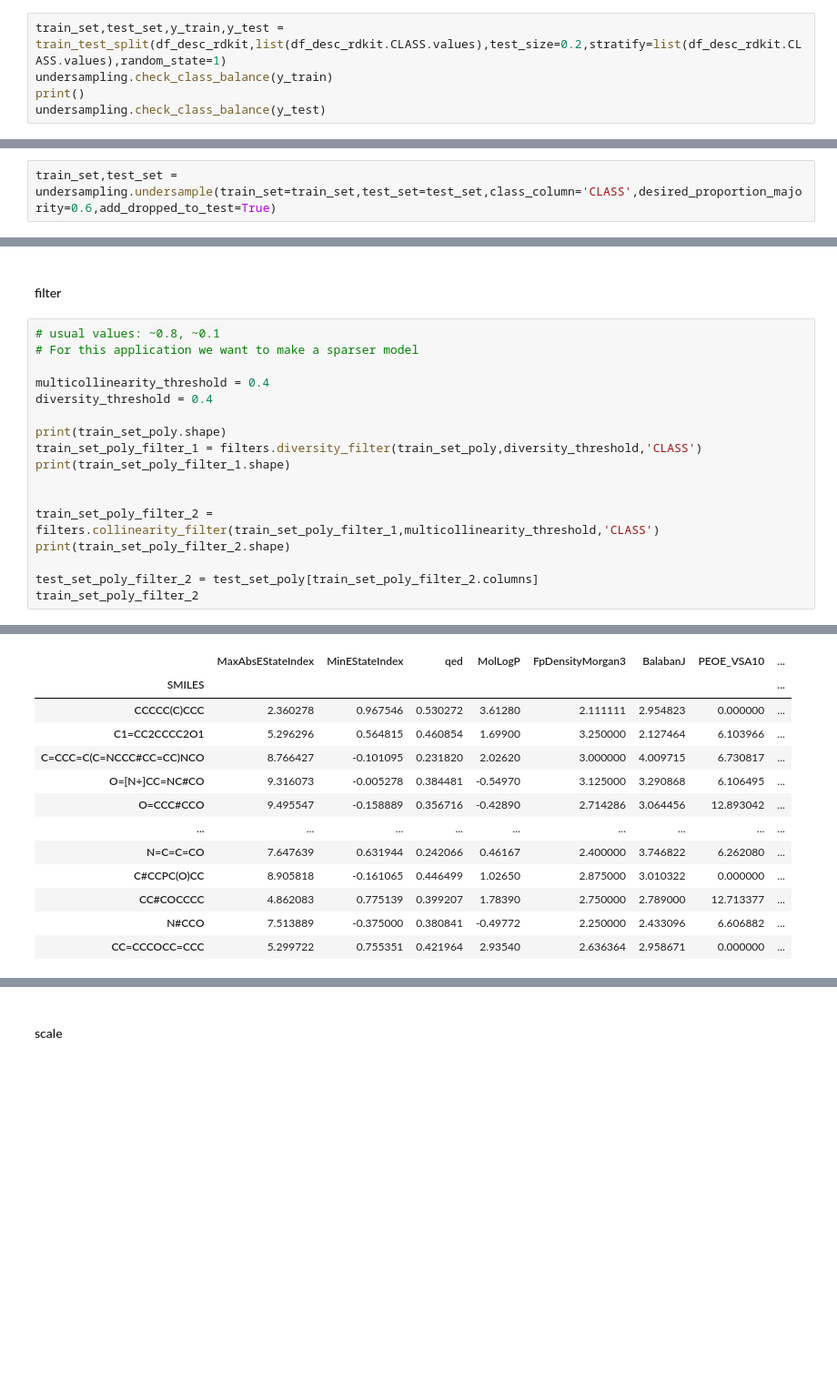
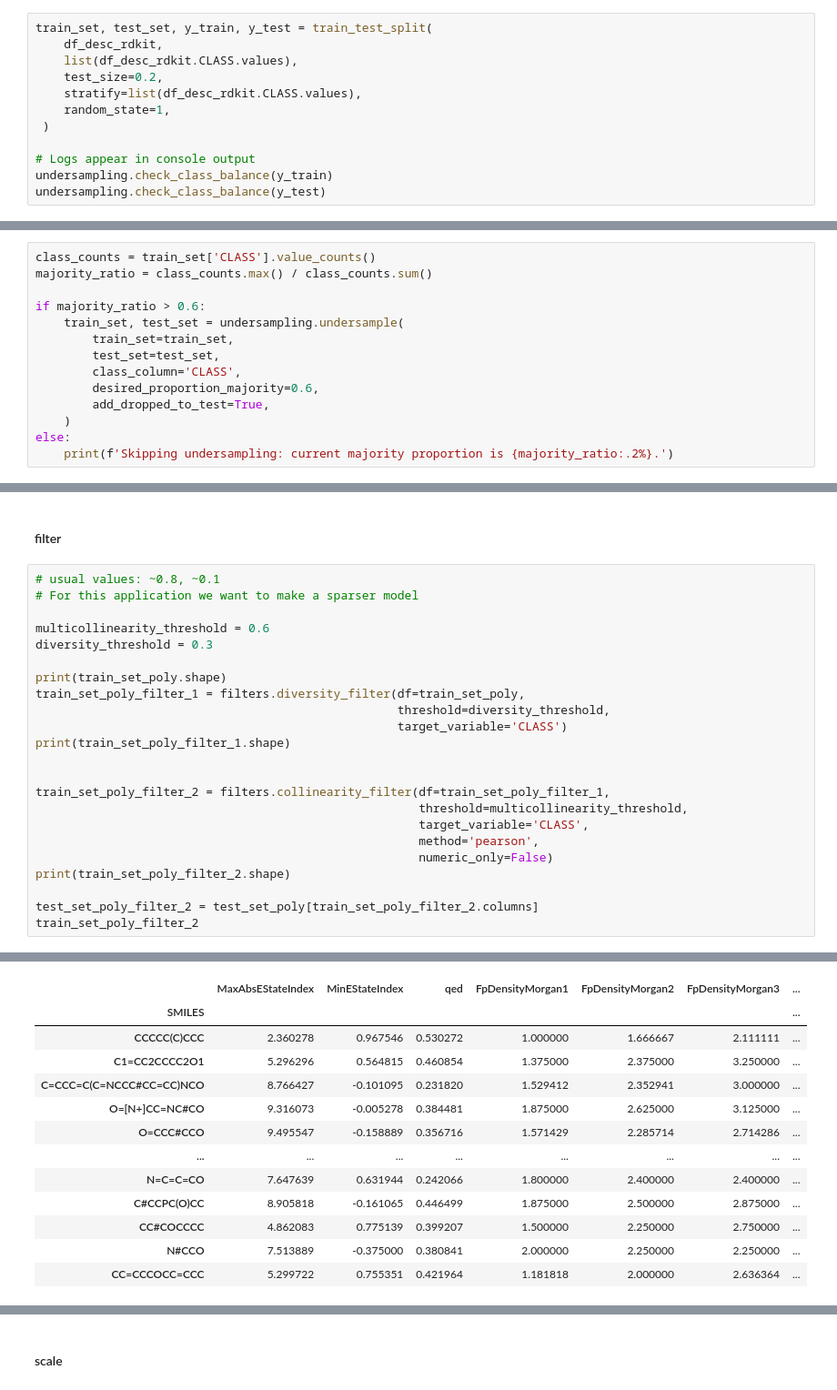
Before and after one commit to seacunilever/mlchem, a Jupyter notebook: examples/7 - Model Building/model_building.ipynb, the cells around one changed output, grey strips where cells are left out. Shown at 91% size. Drawn from its saved outputs; the diff is of its cells as text; blank space fills up the shorter version.

```diff
--- a/examples/7 - Model Building/model_building.ipynb
+++ b/examples/7 - Model Building/model_building.ipynb
@@ -50,8 +39,15 @@ df_desc_rdkit.head()
 # %% [markdown]
 ## Preprocess data and take care of class imbalance
 # %%
-train_set,test_set,y_train,y_test = train_test_split(df_desc_rdkit,list(df_desc_rdkit.CLASS.values),test_size=0.2,stratify=list(df_desc_rdkit.CLASS.values),random_state=1)
+train_set, test_set, y_train, y_test = train_test_split(
+    df_desc_rdkit,
+    list(df_desc_rdkit.CLASS.values),
+    test_size=0.2,
+    stratify=list(df_desc_rdkit.CLASS.values),
+    random_state=1,
+ )
+
+# Logs appear in console output
 undersampling.check_class_balance(y_train)
-print()
 undersampling.check_class_balance(y_test)
 # %% [output]
@@ -69,5 +56,17 @@ CLASS BALANCE
 # %% [markdown]
 #### Take care of imbalance if more extreme than 60/40
 # %%
-train_set,test_set = undersampling.undersample(train_set=train_set,test_set=test_set,class_column='CLASS',desired_proportion_majority=0.6,add_dropped_to_test=True)
+class_counts = train_set['CLASS'].value_counts()
+majority_ratio = class_counts.max() / class_counts.sum()
+
+if majority_ratio > 0.6:
+    train_set, test_set = undersampling.undersample(
+        train_set=train_set,
+        test_set=test_set,
+        class_column='CLASS',
+        desired_proportion_majority=0.6,
+        add_dropped_to_test=True,
+    )
+else:
+    print(f'Skipping undersampling: current majority proportion is {majority_ratio:.2%}.')
 # %% [output]
@@ -130,15 +105,21 @@ train_set_poly
 # usual values: ~0.8, ~0.1
 # For this application we want to make a sparser model
 
-multicollinearity_threshold = 0.4
-diversity_threshold = 0.4
+multicollinearity_threshold = 0.6
+diversity_threshold = 0.3
 
 print(train_set_poly.shape)
-train_set_poly_filter_1 = filters.diversity_filter(train_set_poly,diversity_threshold,'CLASS')
+train_set_poly_filter_1 = filters.diversity_filter(df=train_set_poly,
+                                                   threshold=diversity_threshold,
+                                                   target_variable='CLASS')
 print(train_set_poly_filter_1.shape)
 
 
-train_set_poly_filter_2 = filters.collinearity_filter(train_set_poly_filter_1,multicollinearity_threshold,'CLASS')
+train_set_poly_filter_2 = filters.collinearity_filter(df=train_set_poly_filter_1,
+                                                      threshold=multicollinearity_threshold,
+                                                      target_variable='CLASS',
+                                                      method='pearson',
+                                                      numeric_only=False)
 print(train_set_poly_filter_2.shape)
 
 test_set_poly_filter_2 = test_set_poly[train_set_poly_filter_2.columns]
@@ -150,13 +131,13 @@ train_set_poly_filter_2
-|  | MaxAbsEStateIndex | MinEStateIndex | qed | MolLogP | FpDensityMorgan3 | BalabanJ | PEOE_VSA10 | ... |
-| SMILES |  |  |  |  |  |  |  | ... |
-| CCCCC(C)CCC | 2.360278 | 0.967546 | 0.530272 | 3.61280 | 2.111111 | 2.954823 | 0.000000 | ... |
-| C1=CC2CCCC2O1 | 5.296296 | 0.564815 | 0.460854 | 1.69900 | 3.250000 | 2.127464 | 6.103966 | ... |
-| C=CCC=C(C=NCCC#CC=CC)NCO | 8.766427 | -0.101095 | 0.231820 | 2.02620 | 3.000000 | 4.009715 | 6.730817 | ... |
-| O=[N+]CC=NC#CO | 9.316073 | -0.005278 | 0.384481 | -0.54970 | 3.125000 | 3.290868 | 6.106495 | ... |
-| O=CCC#CCO | 9.495547 | -0.158889 | 0.356716 | -0.42890 | 2.714286 | 3.064456 | 12.893042 | ... |
-| ... | ... | ... | ... | ... | ... | ... | ... | ... |
-| N=C=C=CO | 7.647639 | 0.631944 | 0.242066 | 0.46167 | 2.400000 | 3.746822 | 6.262080 | ... |
-| C#CCPC(O)CC | 8.905818 | -0.161065 | 0.446499 | 1.02650 | 2.875000 | 3.010322 | 0.000000 | ... |
-| CC#COCCCC | 4.862083 | 0.775139 | 0.399207 | 1.78390 | 2.750000 | 2.789000 | 12.713377 | ... |
-| N#CCO | 7.513889 | -0.375000 | 0.380841 | -0.49772 | 2.250000 | 2.433096 | 6.606882 | ... |
-| CC=CCCOCC=CCC | 5.299722 | 0.755351 | 0.421964 | 2.93540 | 2.636364 | 2.958671 | 0.000000 | ... |
+|  | MaxAbsEStateIndex | MinEStateIndex | qed | FpDensityMorgan1 | FpDensityMorgan2 | FpDensityMorgan3 | ... |
+| SMILES |  |  |  |  |  |  | ... |
+| CCCCC(C)CCC | 2.360278 | 0.967546 | 0.530272 | 1.000000 | 1.666667 | 2.111111 | ... |
+| C1=CC2CCCC2O1 | 5.296296 | 0.564815 | 0.460854 | 1.375000 | 2.375000 | 3.250000 | ... |
+| C=CCC=C(C=NCCC#CC=CC)NCO | 8.766427 | -0.101095 | 0.231820 | 1.529412 | 2.352941 | 3.000000 | ... |
+| O=[N+]CC=NC#CO | 9.316073 | -0.005278 | 0.384481 | 1.875000 | 2.625000 | 3.125000 | ... |
+| O=CCC#CCO | 9.495547 | -0.158889 | 0.356716 | 1.571429 | 2.285714 | 2.714286 | ... |
+| ... | ... | ... | ... | ... | ... | ... | ... |
+| N=C=C=CO | 7.647639 | 0.631944 | 0.242066 | 1.800000 | 2.400000 | 2.400000 | ... |
+| C#CCPC(O)CC | 8.905818 | -0.161065 | 0.446499 | 1.875000 | 2.500000 | 2.875000 | ... |
+| CC#COCCCC | 4.862083 | 0.775139 | 0.399207 | 1.500000 | 2.250000 | 2.750000 | ... |
+| N#CCO | 7.513889 | -0.375000 | 0.380841 | 2.000000 | 2.250000 | 2.250000 | ... |
+| CC=CCCOCC=CCC | 5.299722 | 0.755351 | 0.421964 | 1.181818 | 2.000000 | 2.636364 | ... |
```
Also changed, not shown: parts of 18 cells of this notebook, 23 other files.
